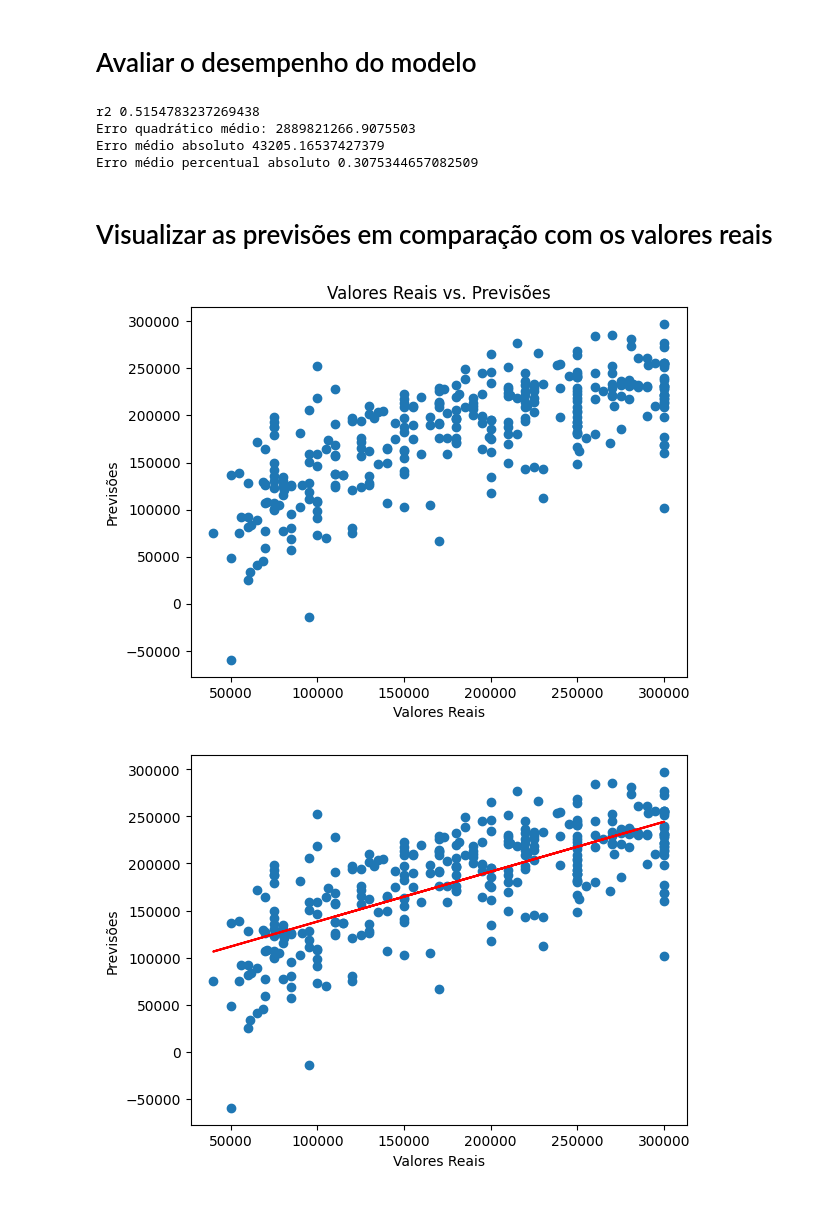
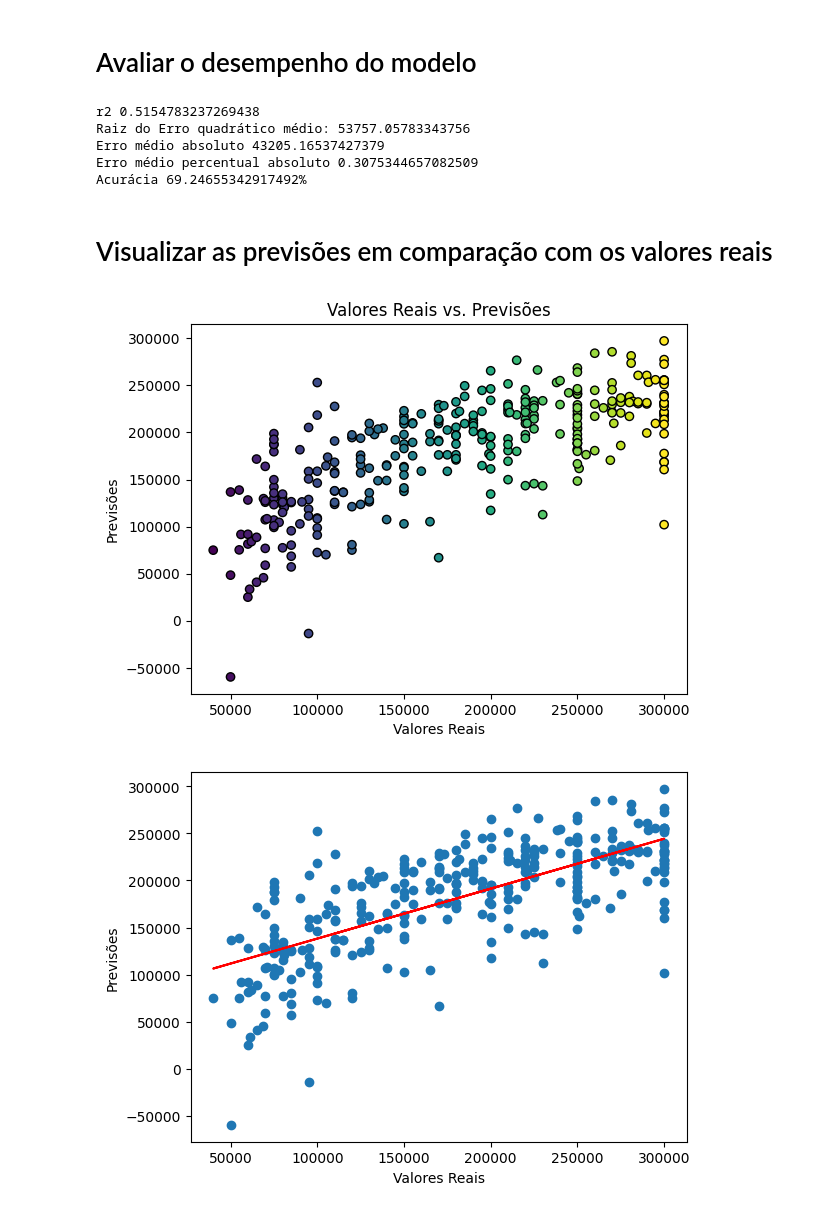
Before and after one commit to Kammer02/A3, a Jupyter notebook: src/notebooks/a3.ipynb, the cells around one changed output. Saved outputs shown, nothing was run; the diff lists cells and outputs as text; code cells hidden in the pictures.

Commit message:
Updates scatter coloring

```diff
--- a/src/notebooks/a3.ipynb
+++ b/src/notebooks/a3.ipynb
@@ -327,24 +330,26 @@ mse = mean_squared_error(y_test, predictions)
 mae = mean_absolute_error(y_test, predictions)
 mape = mean_absolute_percentage_error(y_test, predictions)
 print(f"r2 {r2}")
-print(f"Erro quadrático médio: {mse}")
+print(f"Raiz do Erro quadrático médio: {mse ** (1/2)}")
 print(f"Erro médio absoluto {mae}")
 print(f"Erro médio percentual absoluto {mape}")
+print(f"Acurácia {(1 - mape) * 100}%")
 # %% [output]
 r2 0.5154783237269438
-Erro quadrático médio: 2889821266.9075503
+Raiz do Erro quadrático médio: 53757.05783343756
 Erro médio absoluto 43205.16537427379
 Erro médio percentual absoluto 0.3075344657082509
+Acurácia 69.24655342917492%
 # %% [markdown]
 # Visualizar as previsões em comparação com os valores reais
 # %%
-plt.scatter(y_test, predictions)
+plt.scatter(y_test, predictions, marker='o', c=y_test, edgecolor='k' )
 plt.xlabel("Valores Reais")
 plt.ylabel("Previsões")
 plt.title("Valores Reais vs. Previsões")
 plt.show()
 # %% [output]
-[figure, old version]
+[figure, new version]
 # %%
 import matplotlib.pyplot as plt
 from numpy.polynomial.polynomial import polyfit
```
Also changed, not shown: parts of 4 cells of this notebook.
